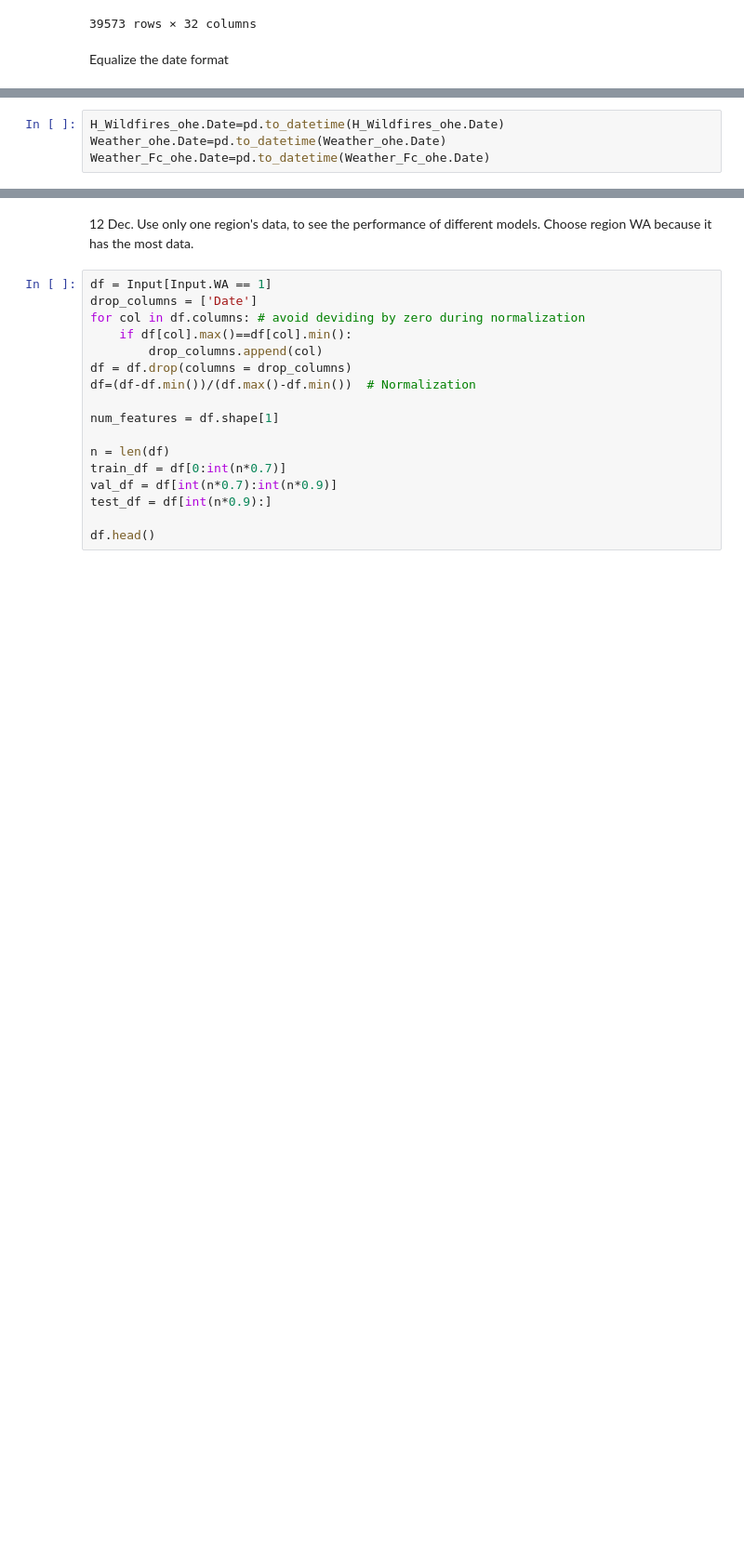
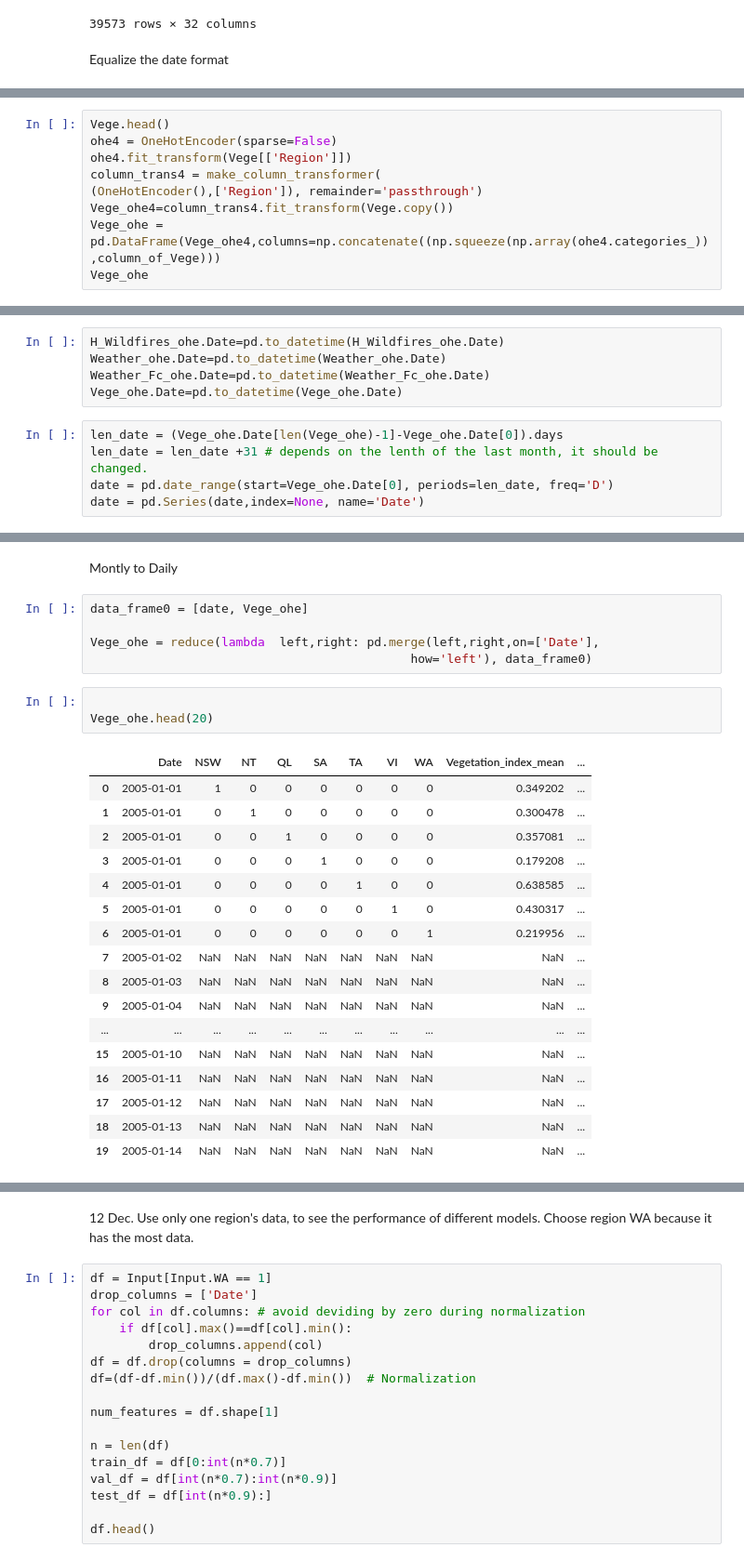
Before and after one commit to ccomkhj/Spot-Challenge-Wildfires, a Jupyter notebook: main/Build Model.ipynb, the cells around one changed output, grey strips where cells are left out. Shown: that part at 93% size. Saved outputs shown, nothing was run; the diff lists cells and outputs as text; blank space fills up the shorter version.

Commit message:
Vege One Hotencoding, Not yet Merged.

```diff
--- a/main/Build Model.ipynb
+++ b/main/Build Model.ipynb
@@ -141,0 +126,9 @@ Equalize the date format
+# %%
+Vege.head()
+ohe4 = OneHotEncoder(sparse=False)
+ohe4.fit_transform(Vege[['Region']])
+column_trans4 = make_column_transformer(
+(OneHotEncoder(),['Region']), remainder='passthrough')
+Vege_ohe4=column_trans4.fit_transform(Vege.copy())
+Vege_ohe = pd.DataFrame(Vege_ohe4,columns=np.concatenate((np.squeeze(np.array(ohe4.categories_)),column_of_Vege)))
+Vege_ohe
@@ -143,3 +150,9 @@ Equalize the date format
 H_Wildfires_ohe.Date=pd.to_datetime(H_Wildfires_ohe.Date)
 Weather_ohe.Date=pd.to_datetime(Weather_ohe.Date)
 Weather_Fc_ohe.Date=pd.to_datetime(Weather_Fc_ohe.Date)
+Vege_ohe.Date=pd.to_datetime(Vege_ohe.Date)
+# %%
+len_date = (Vege_ohe.Date[len(Vege_ohe)-1]-Vege_ohe.Date[0]).days
+len_date = len_date +31 # depends on the lenth of the last month, it should be changed.
+date = pd.date_range(start=Vege_ohe.Date[0], periods=len_date, freq='D')
+date = pd.Series(date,index=None, name='Date')
@@ -146 +194,29 @@ Weather_Fc_ohe.Date=pd.to_datetime(Weather_Fc_ohe.Date)
+# %% [markdown]
+Montly to Daily
+# %%
+data_frame0 = [date, Vege_ohe]
+
+Vege_ohe = reduce(lambda  left,right: pd.merge(left,right,on=['Date'],
+                                            how='left'), data_frame0)
+# %%
+
+Vege_ohe.head(20)
+# %% [output]
+|  | Date | NSW | NT | QL | SA | TA | VI | WA | Vegetation_index_mean | ... |
+| 0 | 2005-01-01 | 1 | 0 | 0 | 0 | 0 | 0 | 0 | 0.349202 | ... |
+| 1 | 2005-01-01 | 0 | 1 | 0 | 0 | 0 | 0 | 0 | 0.300478 | ... |
+| 2 | 2005-01-01 | 0 | 0 | 1 | 0 | 0 | 0 | 0 | 0.357081 | ... |
+| 3 | 2005-01-01 | 0 | 0 | 0 | 1 | 0 | 0 | 0 | 0.179208 | ... |
+| 4 | 2005-01-01 | 0 | 0 | 0 | 0 | 1 | 0 | 0 | 0.638585 | ... |
+| 5 | 2005-01-01 | 0 | 0 | 0 | 0 | 0 | 1 | 0 | 0.430317 | ... |
+| 6 | 2005-01-01 | 0 | 0 | 0 | 0 | 0 | 0 | 1 | 0.219956 | ... |
+| 7 | 2005-01-02 | NaN | NaN | NaN | NaN | NaN | NaN | NaN | NaN | ... |
+| 8 | 2005-01-03 | NaN | NaN | NaN | NaN | NaN | NaN | NaN | NaN | ... |
+| 9 | 2005-01-04 | NaN | NaN | NaN | NaN | NaN | NaN | NaN | NaN | ... |
+| ... | ... | ... | ... | ... | ... | ... | ... | ... | ... | ... |
+| 15 | 2005-01-10 | NaN | NaN | NaN | NaN | NaN | NaN | NaN | NaN | ... |
+| 16 | 2005-01-11 | NaN | NaN | NaN | NaN | NaN | NaN | NaN | NaN | ... |
+| 17 | 2005-01-12 | NaN | NaN | NaN | NaN | NaN | NaN | NaN | NaN | ... |
+| 18 | 2005-01-13 | NaN | NaN | NaN | NaN | NaN | NaN | NaN | NaN | ... |
+| 19 | 2005-01-14 | NaN | NaN | NaN | NaN | NaN | NaN | NaN | NaN | ... |
 # %% [markdown]
```
Also changed, not shown: parts of 17 cells of this notebook.
